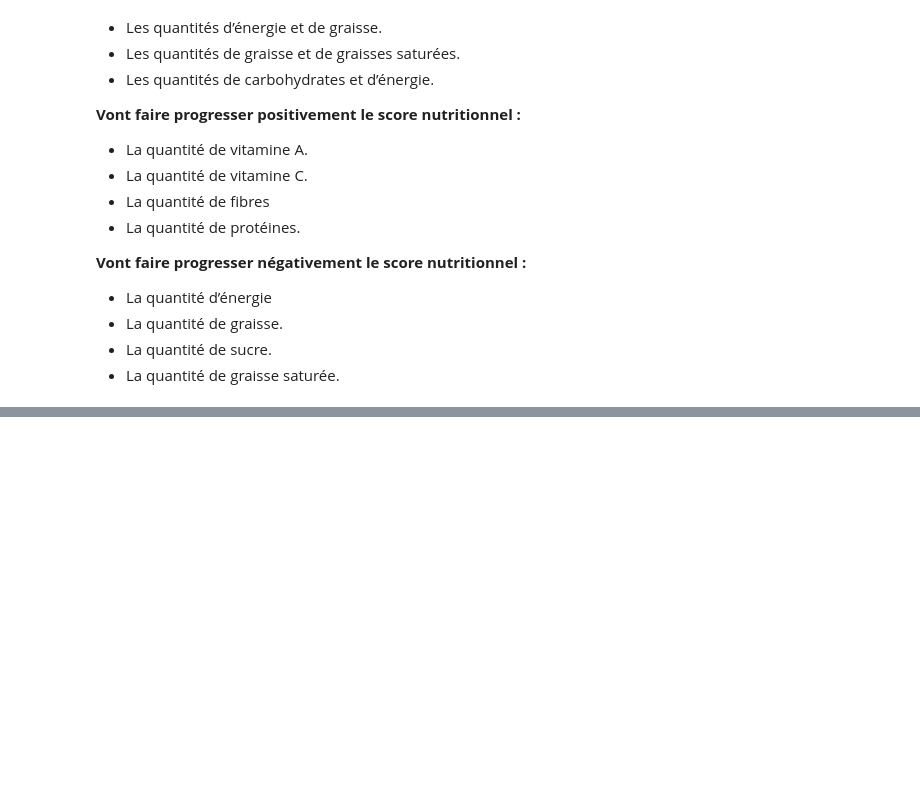
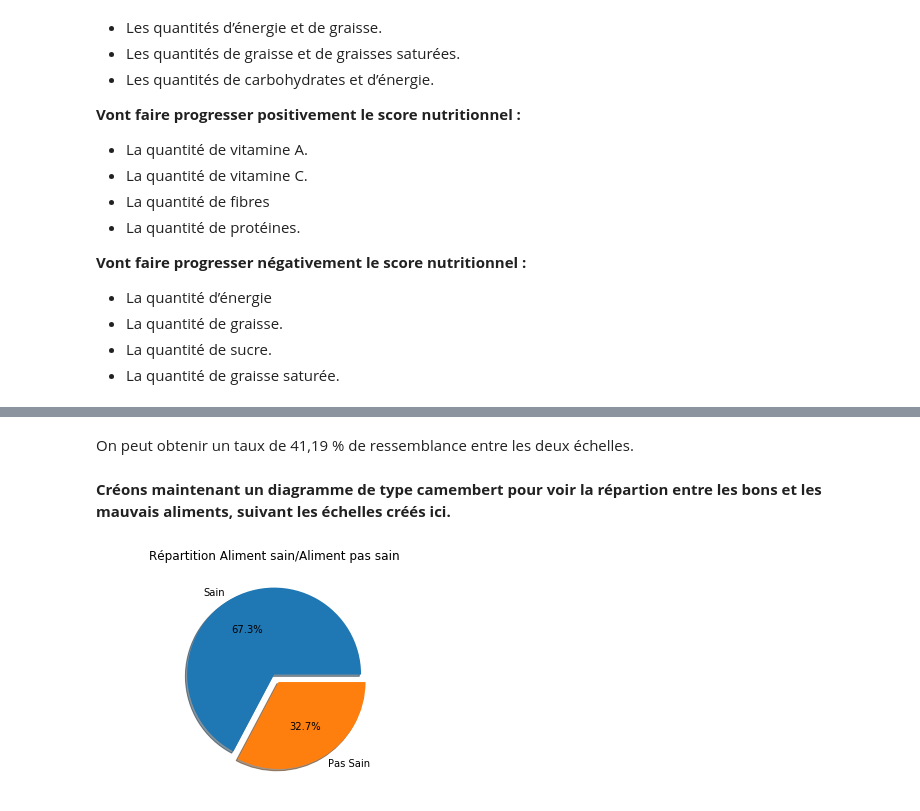
Before and after one commit to pfroide/python, a Jupyter notebook: Projet_2/Notebook_data_treatment.ipynb, the cells around one changed output, grey strips where cells are left out. Saved outputs shown, nothing was run; the diff lists cells and outputs as text; code cells hidden in the pictures; blank space fills up the shorter version.

```diff
--- a/Projet_2/Notebook_data_treatment.ipynb
+++ b/Projet_2/Notebook_data_treatment.ipynb
@@ -136,0 +233,21 @@ __Vont faire progresser négativement le score nutritionnel :__
+# %% [markdown]
+On peut obtenir un taux de 41,19 % de ressemblance entre les deux échelles.
+# %% [markdown]
+__Créons maintenant un diagramme de type camembert pour voir la répartion entre les bons et les mauvais aliments, suivant les échelles créés ici.__
+# %%
+# Dictionnaire pour décider des bons aliments ou pas
+dico = {'a': True, 'b': True, 'c' : False, 'd' : False, 'e' : False}
+
+# Rajout d'une colonne qui est True/False si les aliments sont sains
+df['Aliment Sain'] = df['Qualite'].map(dico)
+
+# Visualisation via un camembert
+data_pie_1 = df['Aliment Sain'].where(df['Aliment Sain']).count()
+data_pie_2 = df['Aliment Sain'].where(df['Aliment Sain'] == False).count()
+data_pie = [data_pie_1, data_pie_2]
+plt.axis('equal')
+plt.title('Répartition Aliment sain/Aliment pas sain')
+plt.pie(data_pie, labels=['Sain', 'Pas Sain'], shadow = True, explode = [0, 0.1], autopct='%1.1f%%')
+plt.show()
+# %% [output]
+[figure, added]
```
Also changed, not shown: parts of 16 cells of this notebook.
